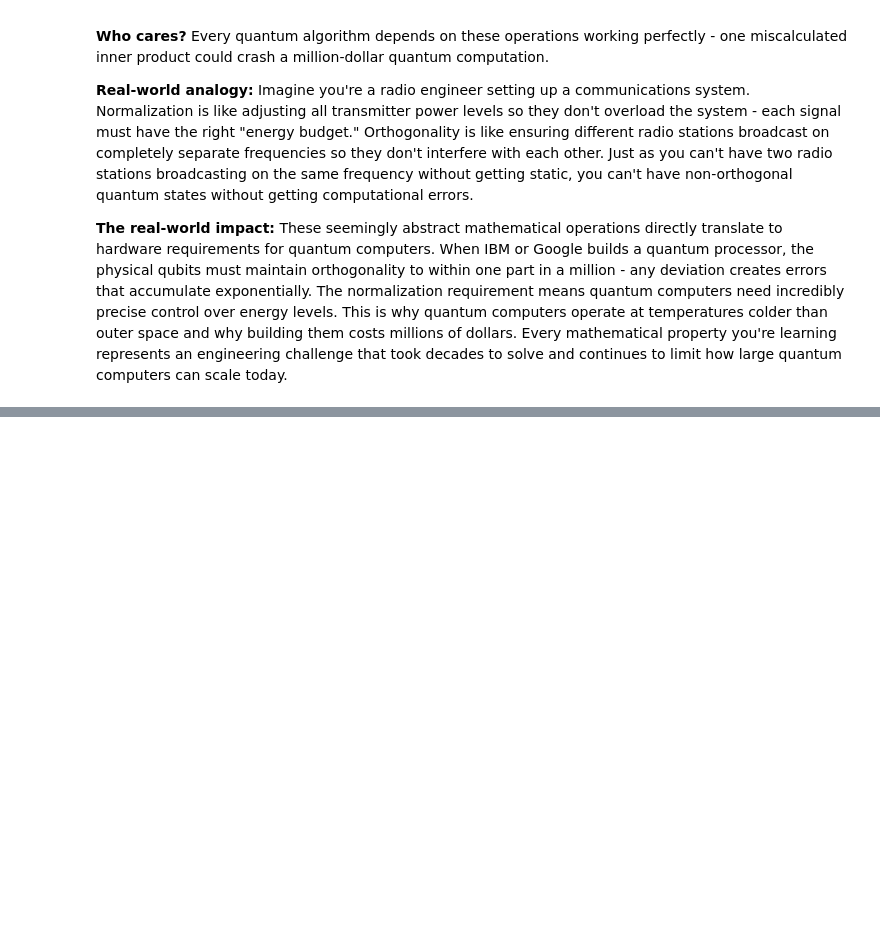
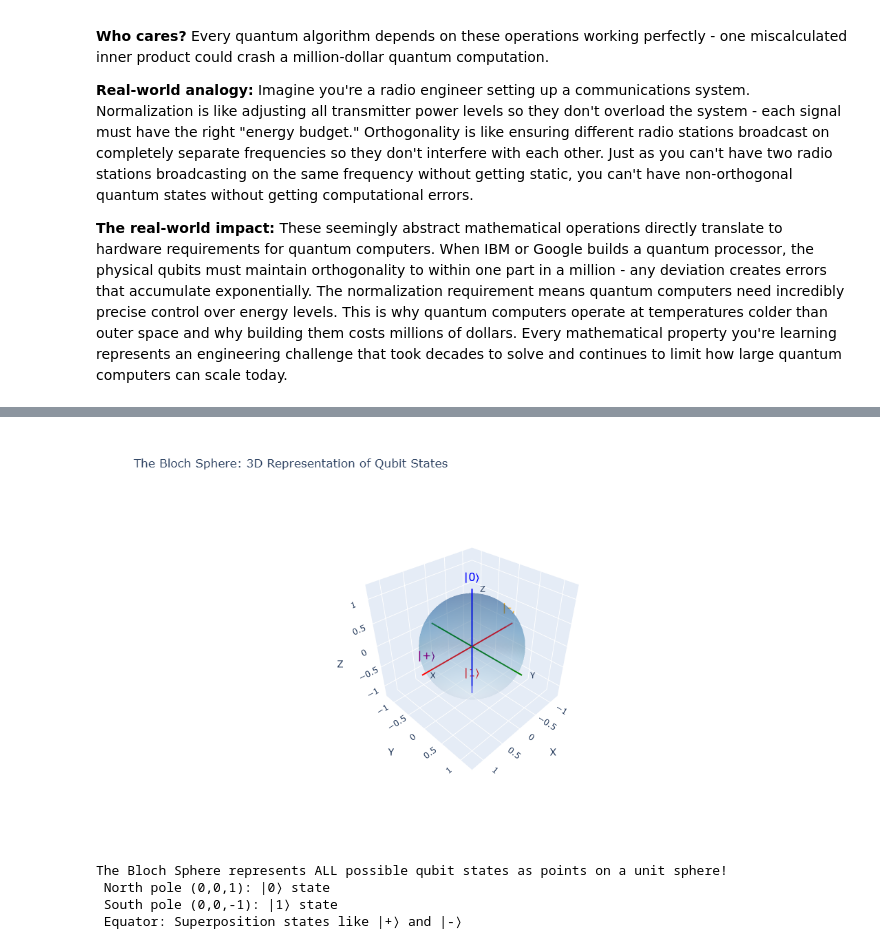
Before and after one commit to Mdcrab02/quantum-workbook, a Jupyter notebook: 01 Linear Algebra/1.1_Vectors_and_Vector_Spaces.ipynb, the cells around one changed output, grey strips where cells are left out. Drawn from its saved outputs; the diff is of its cells as text; code cells hidden in the pictures; blank space fills up the shorter version.

Commit message:
Updated 1.1 Section 4
Updated section 4 and included a visualization for the Bloch Sphere

```diff
--- a/01 Linear Algebra/1.1_Vectors_and_Vector_Spaces.ipynb
+++ b/01 Linear Algebra/1.1_Vectors_and_Vector_Spaces.ipynb
@@ -512,0 +659,15 @@ VISUALIZING VECTOR OPERATIONS
+# %%
+# Display the Bloch sphere
+bloch_fig = create_bloch_sphere()
+bloch_fig.show()
+
+print("The Bloch Sphere represents ALL possible qubit states as points on a unit sphere!")
+print(" North pole (0,0,1): |0⟩ state")
+print(" South pole (0,0,-1): |1⟩ state")
+print(" Equator: Superposition states like |+⟩ and |-⟩")
+# %% [output]
+[figure, added]
+The Bloch Sphere represents ALL possible qubit states as points on a unit sphere!
+ North pole (0,0,1): |0⟩ state
+ South pole (0,0,-1): |1⟩ state
+ Equator: Superposition states like |+⟩ and |-⟩
```
Also changed, not shown: parts of 3 cells of this notebook.
